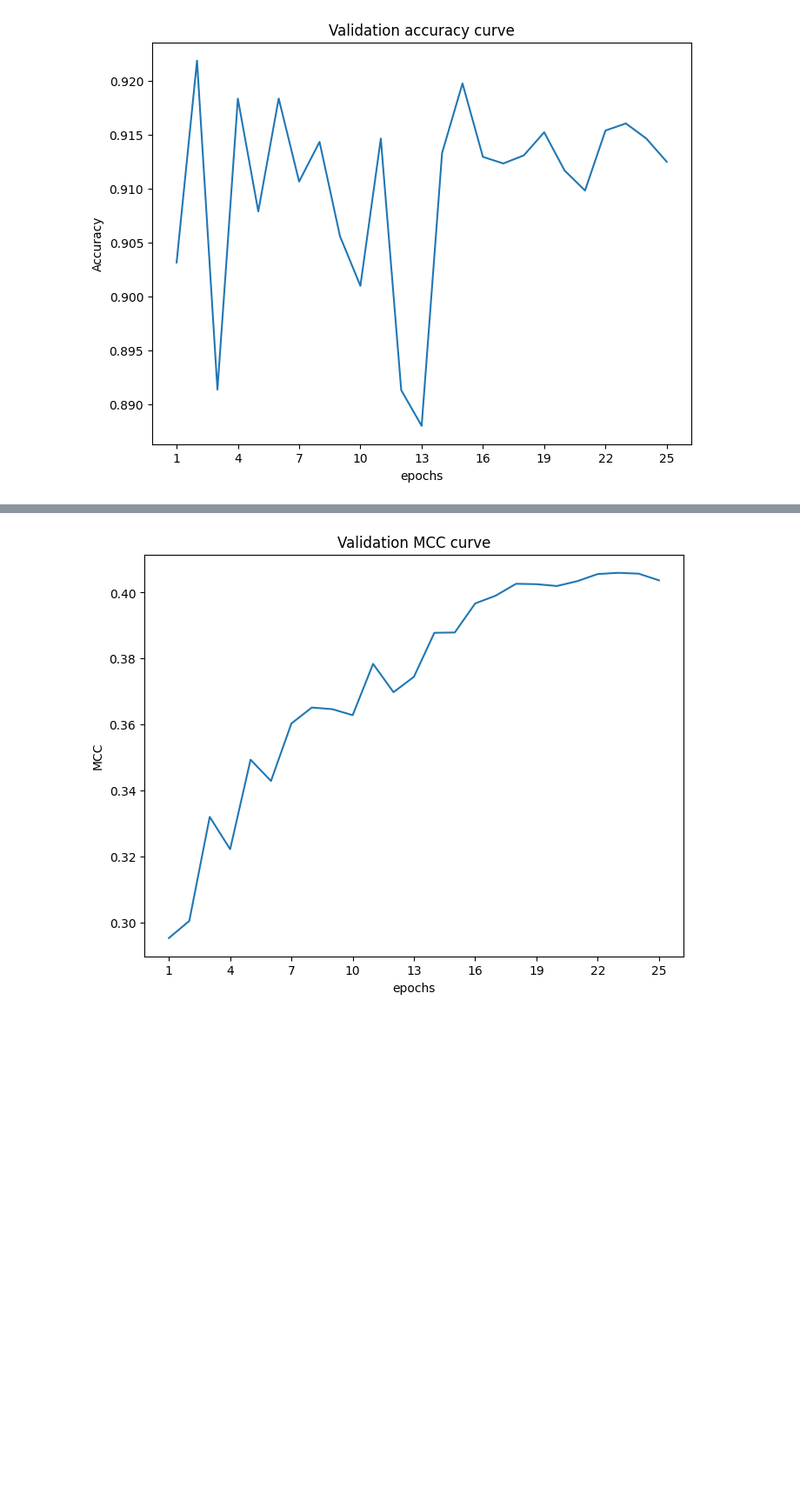
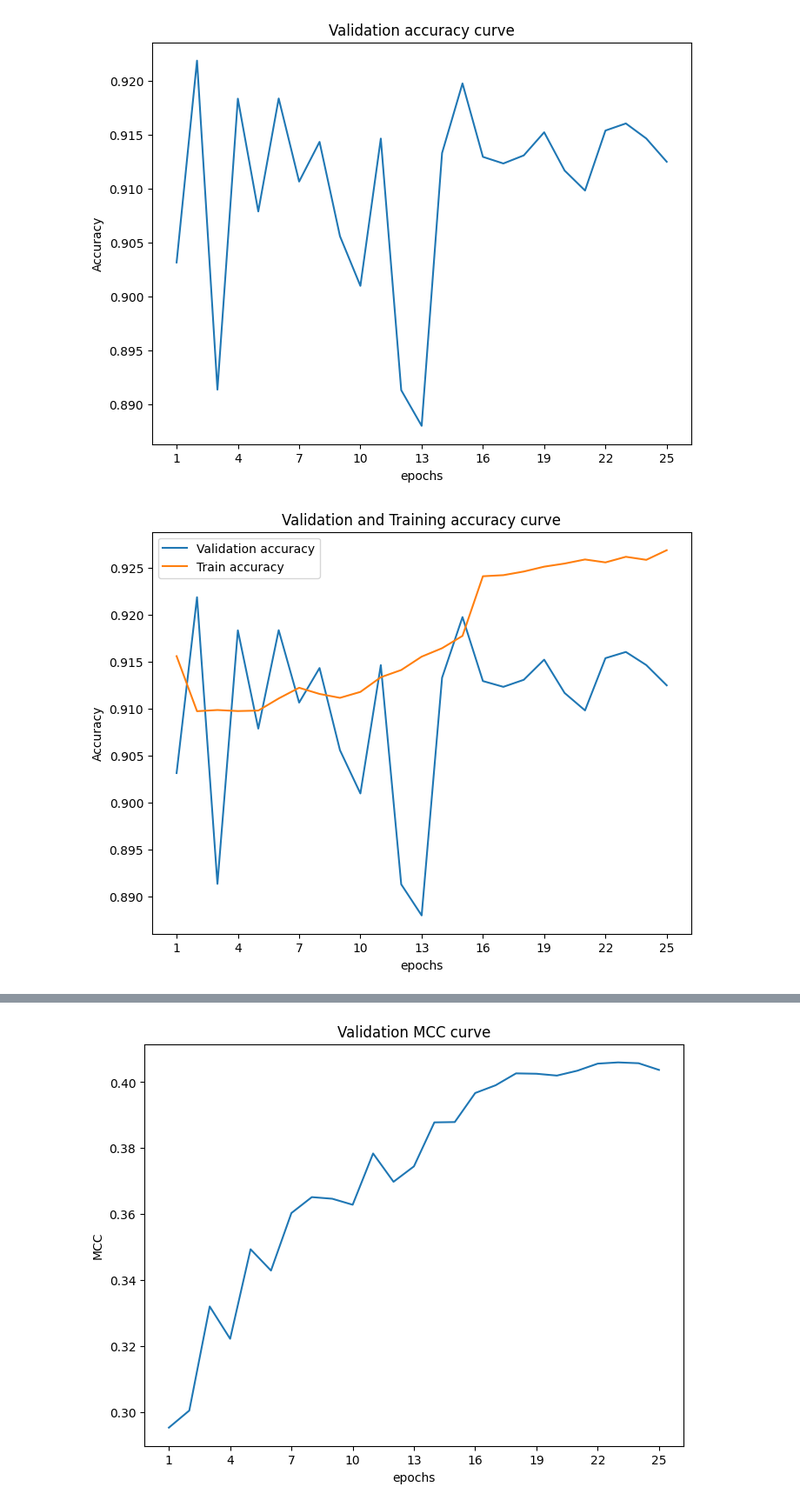
Before and after one commit to Anskira/Predicting-the-pathogenecity-of-genetic-variants, a Jupyter notebook: Notebooks/model_training_2.ipynb, the cells around one changed output, grey strips where cells are left out. Shown at 87% size. Saved outputs shown, nothing was run; the diff lists cells and outputs as text; code cells hidden in the pictures; blank space fills up the shorter version.

```diff
--- a/Notebooks/model_training_2.ipynb
+++ b/Notebooks/model_training_2.ipynb
@@ -466,3 +480,25 @@ plt.savefig('plots/Val accuracy curve_2.png')
 plt.show()
 # %% [output]
 [figure]
+# %%
+#plotting loss curve for training
+
+x = np.arange(1,26,1)
+y = val_result['accuracy']
+
+x_acc = np.arange(1,26,1)
+y_acc = train_result['accuracy']
+
+plt.figure(figsize=(8,6))
+plt.xlabel('epochs')
+plt.ylabel('Accuracy')
+plt.title('Validation and Training accuracy curve')
+plt.xticks(np.arange(1,30,3))
+plt.plot(x, y, label='Validation accuracy')
+plt.plot(x_acc, y_acc, label='Train accuracy')
+plt.savefig('plots/Just accuracy curve_2.png')
+plt.legend()
+
+plt.show()
+# %% [output]
+[figure, added]
```
Also changed, not shown: parts of 14 cells of this notebook, 5 other files.
